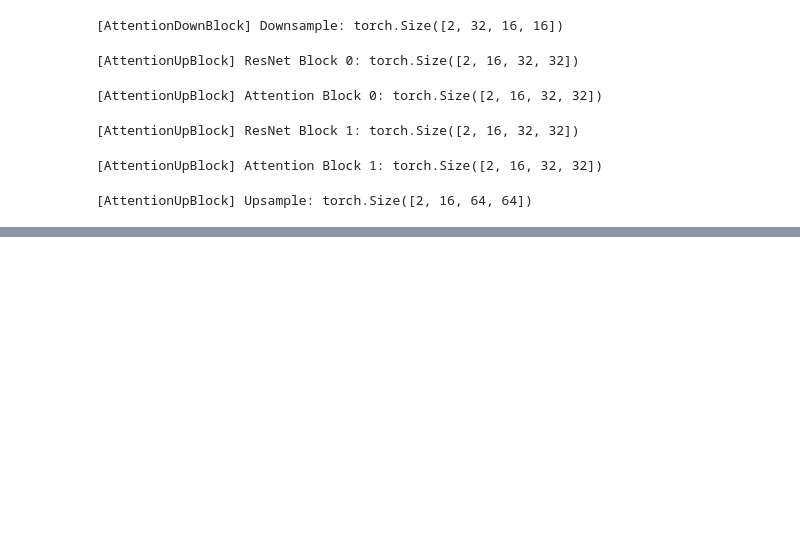
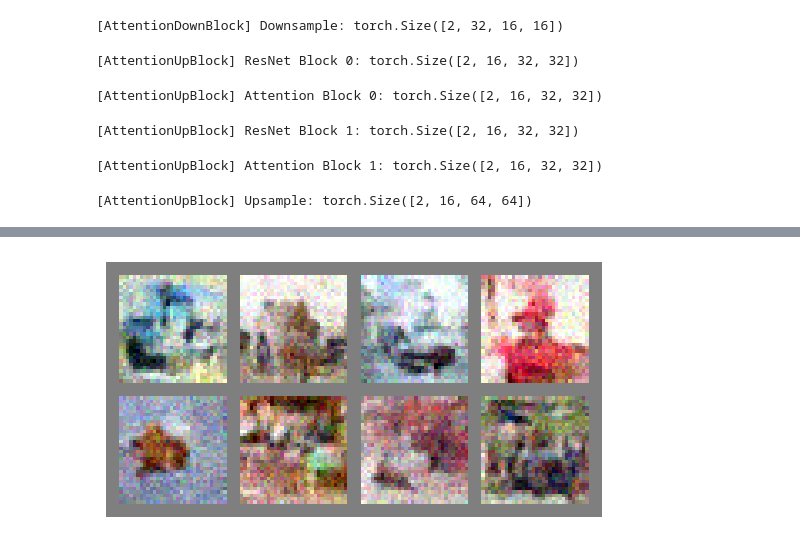
Before and after one commit to lakshyaag/Deep-Learning-From-Scratch, a Jupyter notebook: Generative Models/DDPM/code.ipynb, the cells around one changed output, grey strips where cells are left out. Drawn from its saved outputs; the diff is of its cells as text; code cells hidden in the pictures; blank space fills up the shorter version.

Commit message:
DDPM: train

```diff
--- a/Generative Models/DDPM/code.ipynb
+++ b/Generative Models/DDPM/code.ipynb
@@ -736,6 +728,7 @@ class DDPMPipeline(nn.Module):
     @torch.no_grad()
     def sample_image(self, model, x_t):
         x = x_t
+        images = []
 
         for t in tqdm(range(self.n_timesteps - 1, -1, -1)):
             ts = t * torch.ones(x.shape[0], dtype=torch.long, device=x.device)
@@ -755,15 +748,20 @@ class DDPMPipeline(nn.Module):
                 + variance
             )
 
-        return x
+            images.append(x.cpu())
+
+        return images
 # %%
-model = Unet(
-    image_size=256,
+model = Unet(image_size=32,
     in_channels=3,
+    base_channels=128,
+    n_layers=2,
+    n_heads=4,
+    n_groups=32,
 ).to(device)
 
 total_param_count = sum(p.numel() for p in model.parameters())
-print(f"Total parameter count: {total_param_count / 1e6:.3f}M")
+print(f"Total parameter count: {total_param_count / 1e6:.2f}M")
 
 
 optimizer = torch.optim.Adam(model.parameters(), lr=LEARNING_RATE)
@@ -802,10 +800,19 @@ for epoch in tqdm(range(N_EPOCHS), desc="Epochs"):
         lr_scheduler.step()
 
         train_loss += loss.item()
-        break
 
     train_loss /= len(train_loader)
 
     print(f"Epoch {epoch} | Train Loss: {train_loss:.5f}")
-    break
+
+    if epoch % 5 == 0:
+        # Save model checkpoint
+        checkpoint = {
+                'model': model.state_dict(),
+                'optimizer': optimizer.state_dict(),
+                'lr_scheduler': lr_scheduler.state_dict(),
+                'epoch': epoch
+            }
+
+        torch.save(checkpoint, f"./data/models/model_{epoch}.pt")
 # %% [output]
@@ -828,0 +832,14 @@ Compile with `TORCH_USE_CUDA_DSA` to enable device-side assertions.
+# %%
+predicted_imgs = pipeline.sample_image(model, torch.randn(8, 3, 32, 32).to(device))
+# %%
+fig = plt.figure()
+ims = []
+for i in range(0, pipeline.n_timesteps, 50):
+    image_grid = reverse_transform(make_grid(predicted_imgs[i], nrow=4, padding=4))
+    im = plt.imshow(image_grid, animated=True)
+    ims.append([im])
+
+plt.axis('off')
+animate = animation.ArtistAnimation(fig, ims, interval=10, blit=True, repeat_delay=10000)
+animate.save("ddpm.gif", writer="pillow")
+# %% [output]
@@ -828,0 +847 @@ Compile with `TORCH_USE_CUDA_DSA` to enable device-side assertions.
+[figure, added]
```
Also changed, not shown: parts of 11 cells of this notebook, 1 other file.
